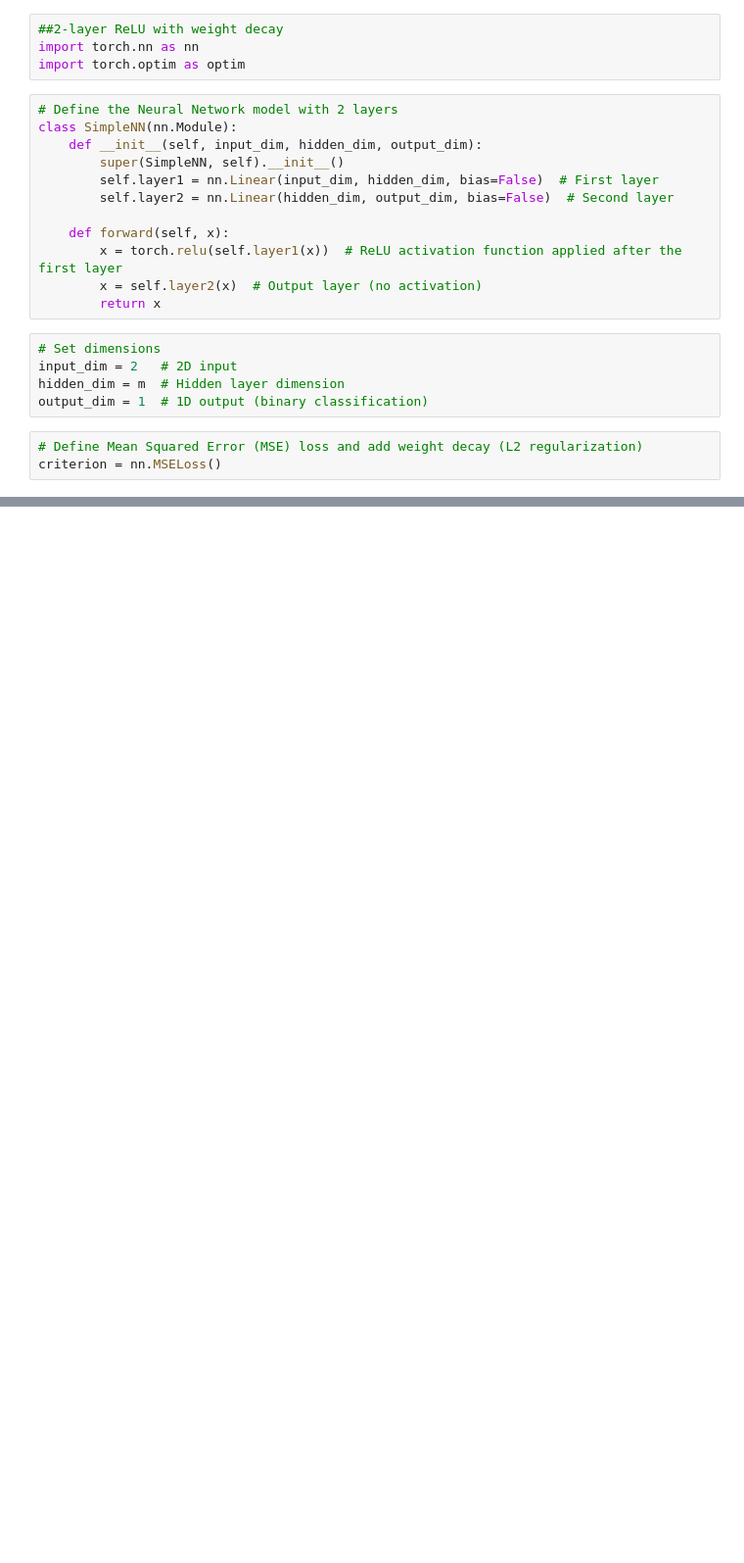
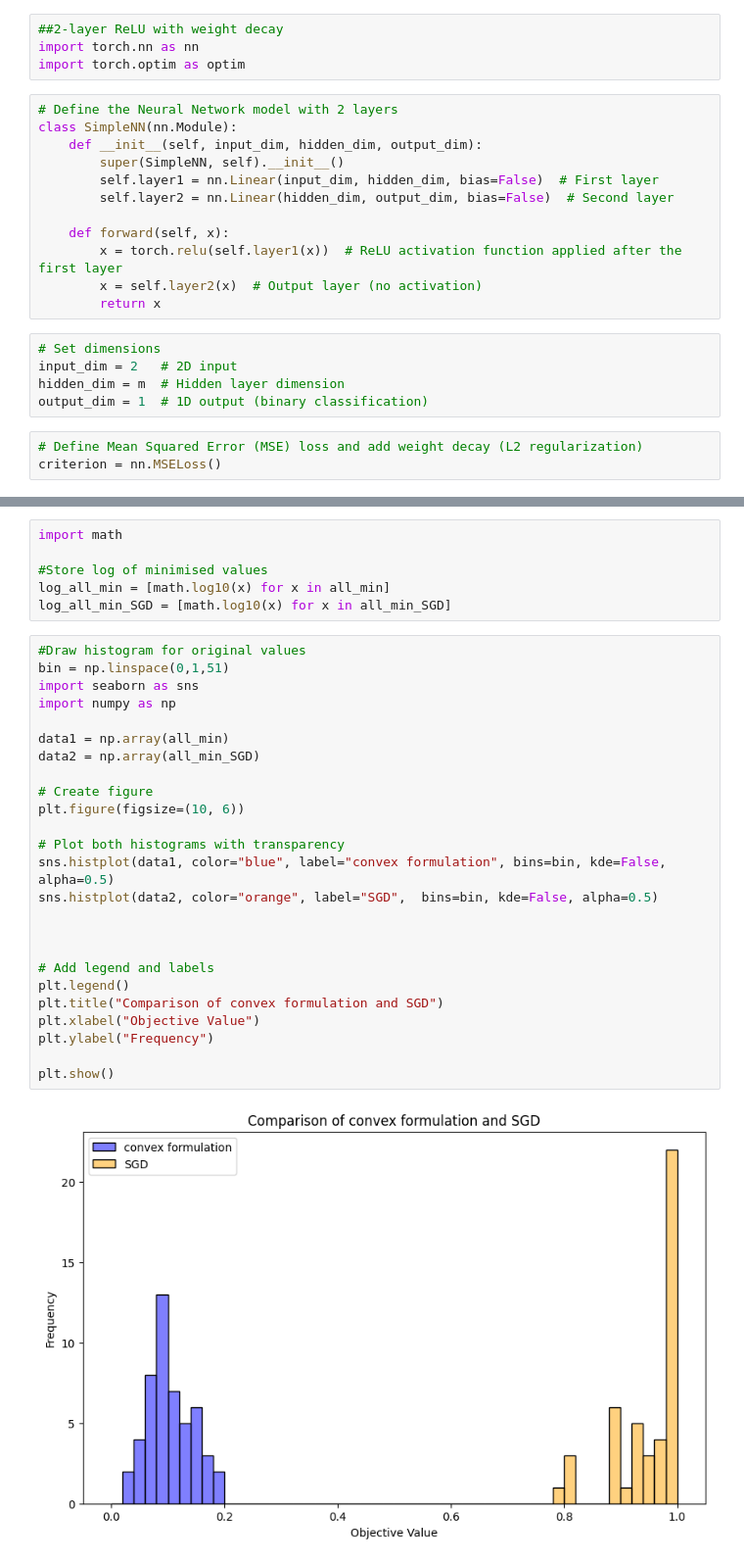
Before and after one commit to hw581/Partlll_Essay, a Jupyter notebook: conv_SGD_rand.ipynb, the cells around one changed output, grey strips where cells are left out. Shown: that part at 98% size. Drawn from its saved outputs; the diff is of its cells as text; blank space fills up the shorter version.

```diff
--- a/conv_SGD_rand.ipynb
+++ b/conv_SGD_rand.ipynb
@@ -344,0 +338,33 @@ The number of trial with training loss over 0.2:  13
+# %%
+import math
+
+#Store log of minimised values
+log_all_min = [math.log10(x) for x in all_min]
+log_all_min_SGD = [math.log10(x) for x in all_min_SGD]
+# %%
+#Draw histogram for original values
+bin = np.linspace(0,1,51)
+import seaborn as sns
+import numpy as np
+
+data1 = np.array(all_min)
+data2 = np.array(all_min_SGD)
+
+# Create figure
+plt.figure(figsize=(10, 6))
+
+# Plot both histograms with transparency
+sns.histplot(data1, color="blue", label="convex formulation", bins=bin, kde=False, alpha=0.5)
+sns.histplot(data2, color="orange", label="SGD",  bins=bin, kde=False, alpha=0.5)
+
+
+
+# Add legend and labels
+plt.legend()
+plt.title("Comparison of convex formulation and SGD")
+plt.xlabel("Objective Value")
+plt.ylabel("Frequency")
+
+plt.show()
+# %% [output]
+[figure, added]
```
Also changed, not shown: parts of 13 cells of this notebook.
